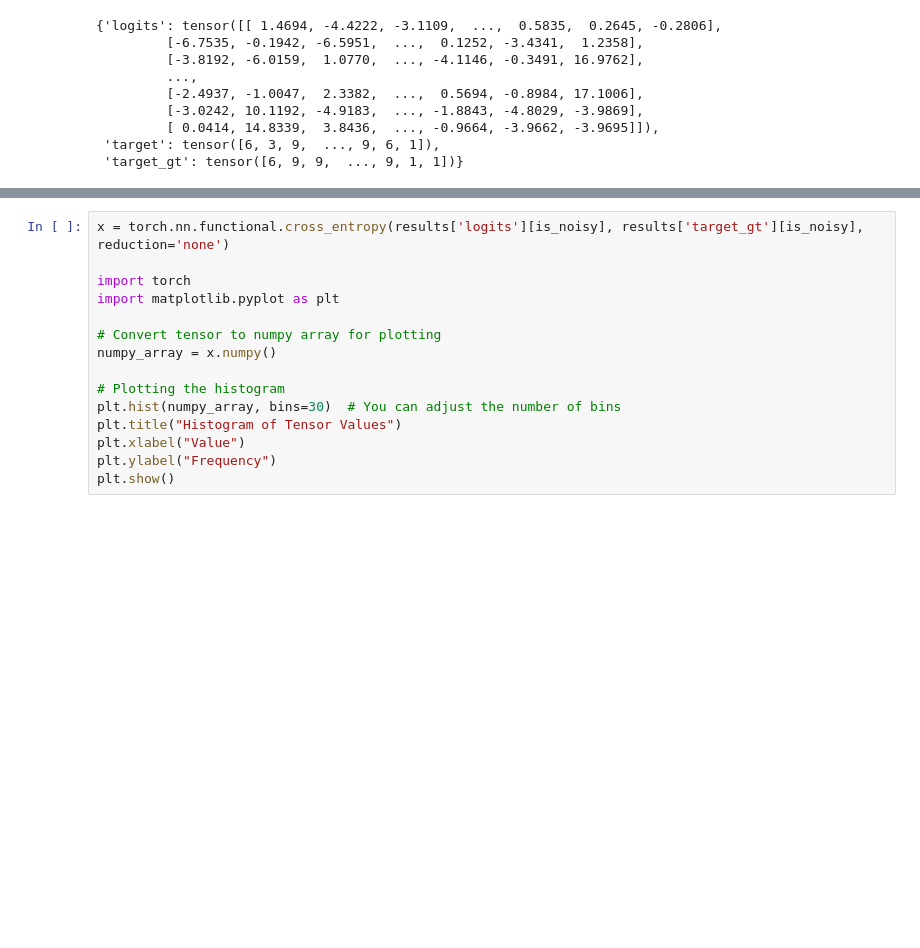
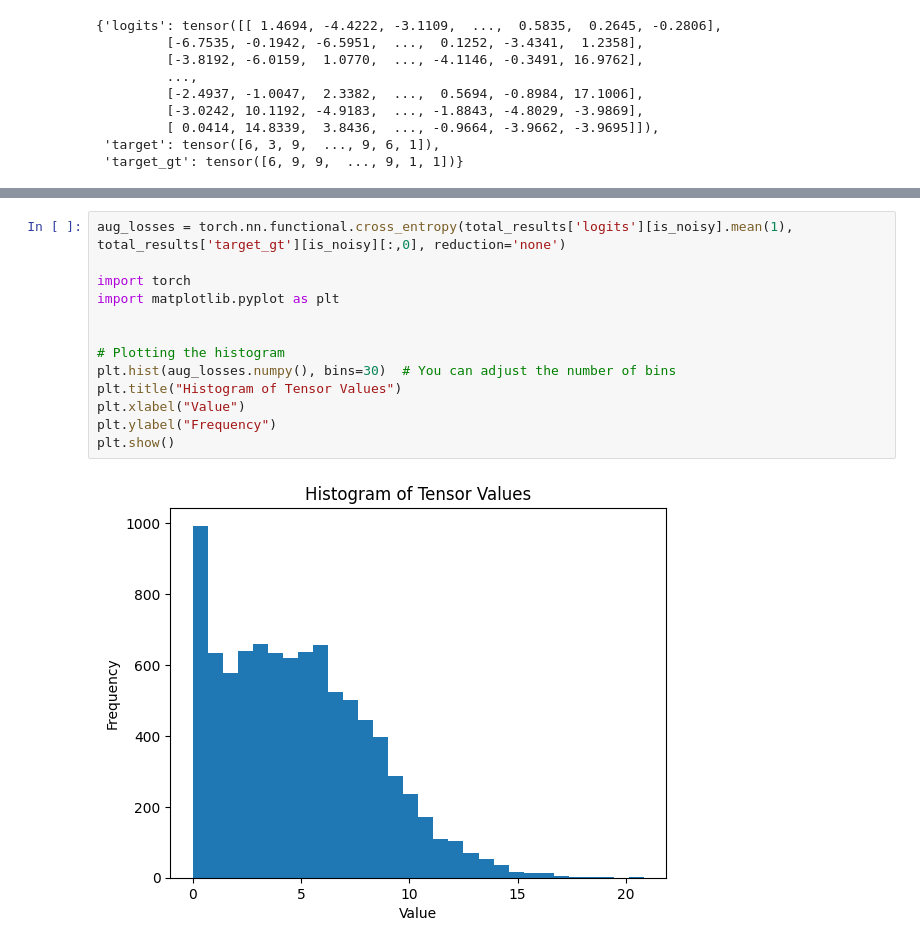
Before and after one commit to hushon/noisy-label, a Jupyter notebook: inference.ipynb, the cells around one changed output, grey strips where cells are left out. Drawn from its saved outputs; the diff is of its cells as text; blank space fills up the shorter version.

```diff
--- a/inference.ipynb
+++ b/inference.ipynb
@@ -170,16 +172,16 @@ tensor(10.8614)
 # %%
-x = torch.nn.functional.cross_entropy(results['logits'][is_noisy], results['target_gt'][is_noisy], reduction='none')
+aug_losses = torch.nn.functional.cross_entropy(total_results['logits'][is_noisy].mean(1), total_results['target_gt'][is_noisy][:,0], reduction='none')
 
 import torch
 import matplotlib.pyplot as plt
 
-# Convert tensor to numpy array for plotting
-numpy_array = x.numpy()
 
 # Plotting the histogram
-plt.hist(numpy_array, bins=30)  # You can adjust the number of bins
+plt.hist(aug_losses.numpy(), bins=30)  # You can adjust the number of bins
 plt.title("Histogram of Tensor Values")
 plt.xlabel("Value")
 plt.ylabel("Frequency")
 plt.show()
+# %% [output]
+[figure, added]
 # %%
```
Also changed, not shown: parts of 10 cells of this notebook.
